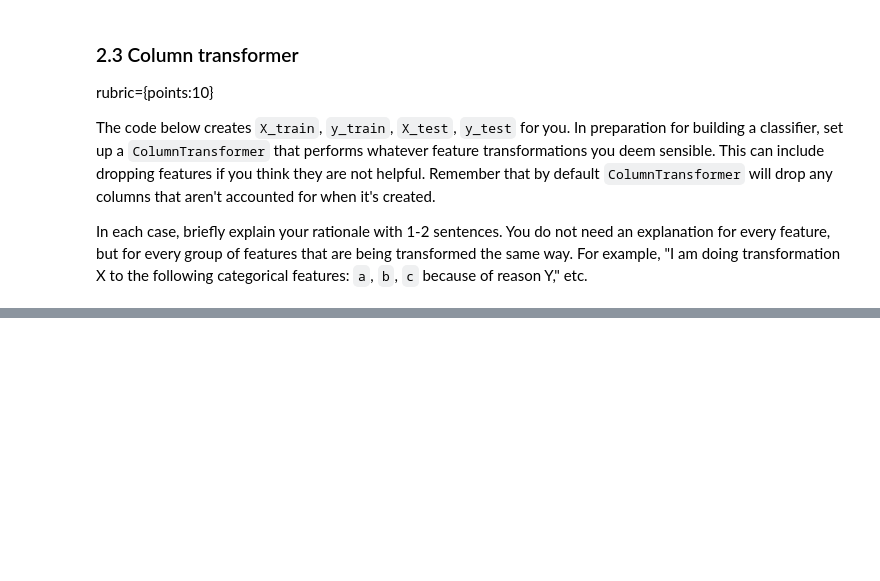
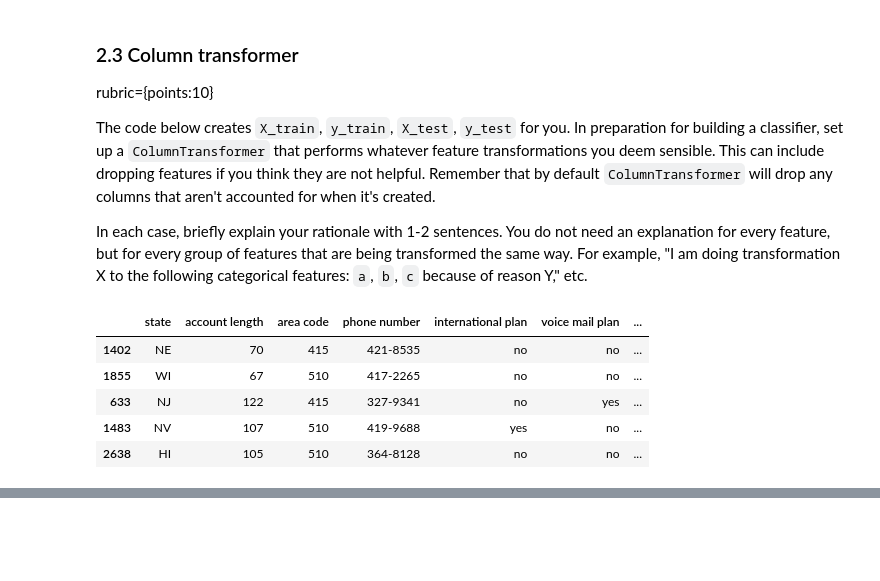
Before and after one commit to johnphan96/cpsc330-2021W2, a Jupyter notebook: hw/hw5/hw5.ipynb, the cells around one changed output, grey strips where cells are left out. Drawn from its saved outputs; the diff is of its cells as text; code cells hidden in the pictures; blank space fills up the shorter version.

```diff
--- a/hw/hw5/hw5.ipynb
+++ b/hw/hw5/hw5.ipynb
@@ -274,3 +350,12 @@ X_test = test_df.drop(columns=["churn"])
 
 y_train = train_df["churn"]
 y_test = test_df["churn"]
+# %%
+X_train.head()
+# %% [output]
+|  | state | account length | area code | phone number | international plan | voice mail plan | ... |
+| 1402 | NE | 70 | 415 | 421-8535 | no | no | ... |
+| 1855 | WI | 67 | 510 | 417-2265 | no | no | ... |
+| 633 | NJ | 122 | 415 | 327-9341 | no | yes | ... |
+| 1483 | NV | 107 | 510 | 419-9688 | yes | no | ... |
+| 2638 | HI | 105 | 510 | 364-8128 | no | no | ... |
```
Also changed, not shown: parts of 27 cells of this notebook, 2 other files.
